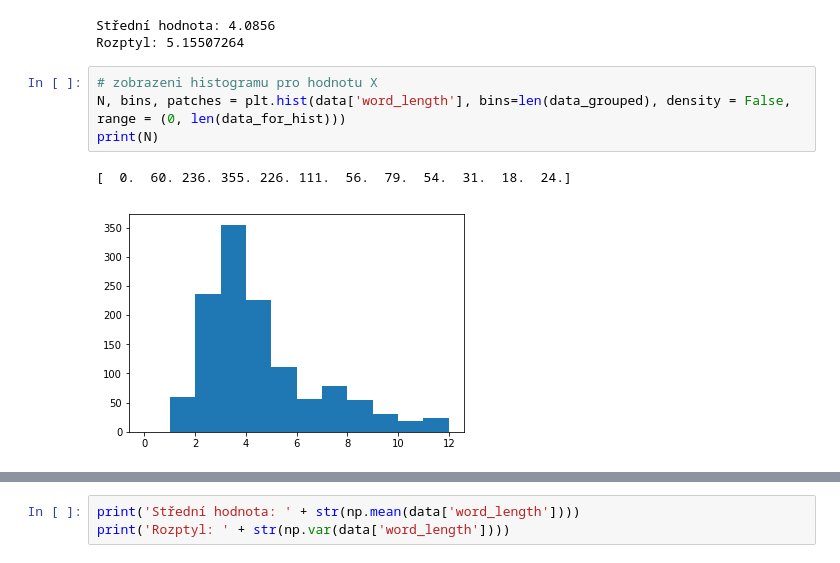
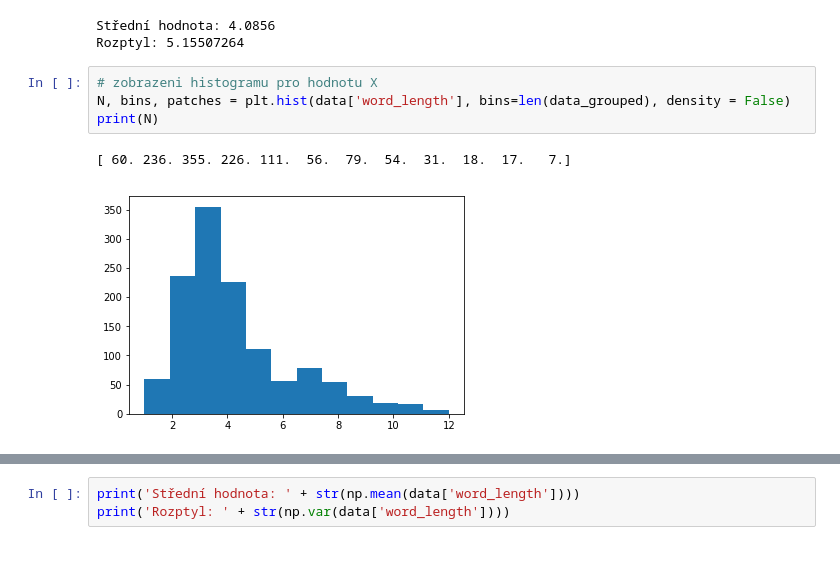
Before and after one commit to JanMate/MI-SPI, a Jupyter notebook: SPI_HW1.ipynb, the cells around one changed output, grey strips where cells are left out. Cells and saved outputs as stored; diff of their text form.

```diff
--- a/SPI_HW1.ipynb
+++ b/SPI_HW1.ipynb
@@ -61,11 +68,11 @@ Střední hodnota: 4.0856
 Rozptyl: 5.15507264
 # %%
 # zobrazeni histogramu pro hodnotu X
-N, bins, patches = plt.hist(data['word_length'], bins=len(data_grouped), density = False, range = (0, len(data_for_hist)))
+N, bins, patches = plt.hist(data['word_length'], bins=len(data_grouped), density = False)
 print(N)
 # %% [output]
-[  0.  60. 236. 355. 226. 111.  56.  79.  54.  31.  18.  24.]
+[ 60. 236. 355. 226. 111.  56.  79.  54.  31.  18.  17.   7.]
-[figure, old version]
+[figure, new version]
 # %%
 # Y)
 # parsování vstupního souboru
```
Also changed, not shown: parts of 10 cells of this notebook.
